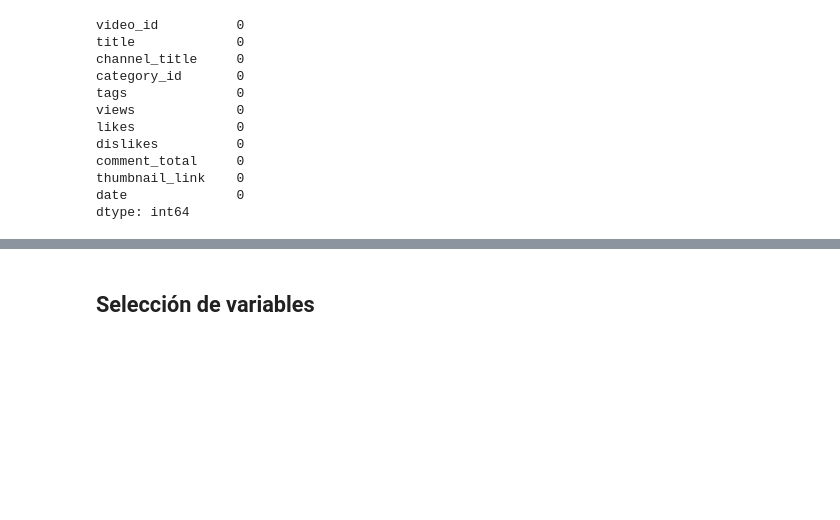
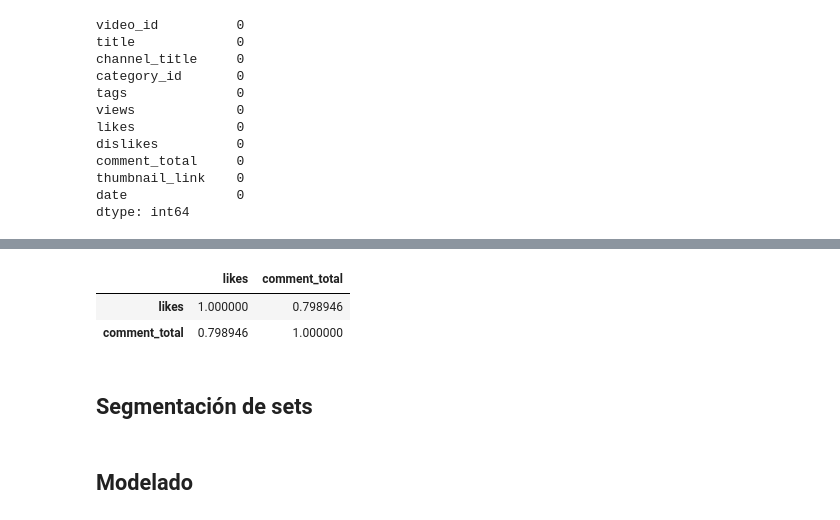
Before and after one commit to daff-250900/diplomado-ciencia-de-datos, a Jupyter notebook: Modulo2/Practica2/practica2.ipynb, the cells around one changed output, grey strips where cells are left out. Saved outputs shown, nothing was run; the diff lists cells and outputs as text; code cells hidden in the pictures; blank space fills up the shorter version.

```diff
--- a/Modulo2/Practica2/practica2.ipynb
+++ b/Modulo2/Practica2/practica2.ipynb
@@ -99,0 +80,4 @@ fig.show()
+# %%
+#Filtrado de datos por registros con comentarios y likes mayores a 0
+df = df[(df['comment_total'] > 0) & (df['likes'] > 0)]
+df.shape
@@ -135,0 +125,16 @@ outliers_view(varc)
+# %%
+#creamos las nuevas variables
+df["interaction"] = df["comment_total"] / (df["likes"] + 1)
+
+p33 = df["interaction"].quantile(0.33)
+p66 = df["interaction"].quantile(0.66)
+
+def clasificar_interaccion(x):
+    if x <= p33:
+        return "Baja"
+    elif x <= p66:
+        return "Aceptable"
+    else:
+        return "Alta"
+
+df["target"] = df["interaction"].apply(clasificar_interaccion)
@@ -136,4 +161,10 @@ outliers_view(varc)
+# %%
+df[["likes", "comment_total"]].corr()
+# %% [output]
+|  | likes | comment_total |
+| likes | 1.000000 | 0.798946 |
+| comment_total | 0.798946 | 1.000000 |
 # %% [markdown]
-## Selección de variables
+## Segmentación de sets
 # %%
 # Variable objetivo discreta
@@ -139,0 +176,2 @@ outliers_view(varc)
+# %% [markdown]
+## Modelado
```
Also changed, not shown: parts of 14 cells of this notebook.
